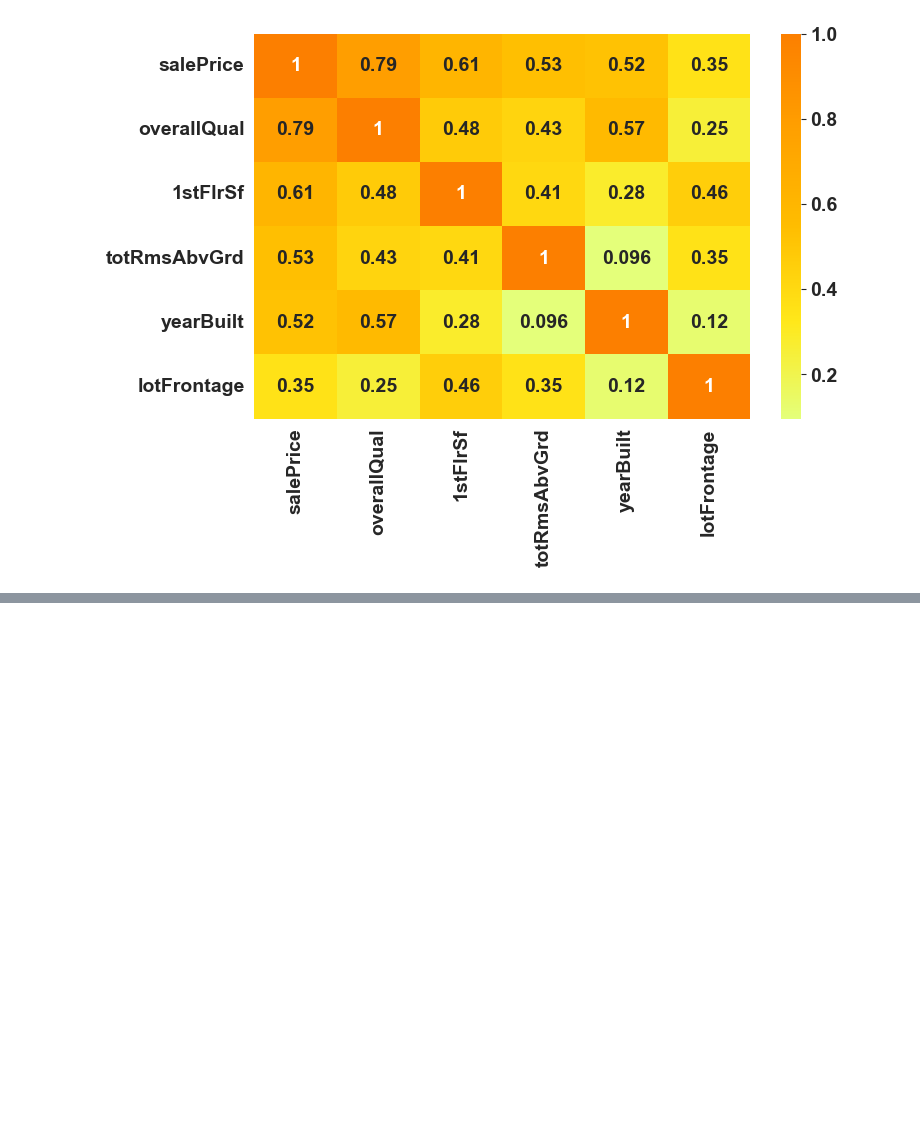
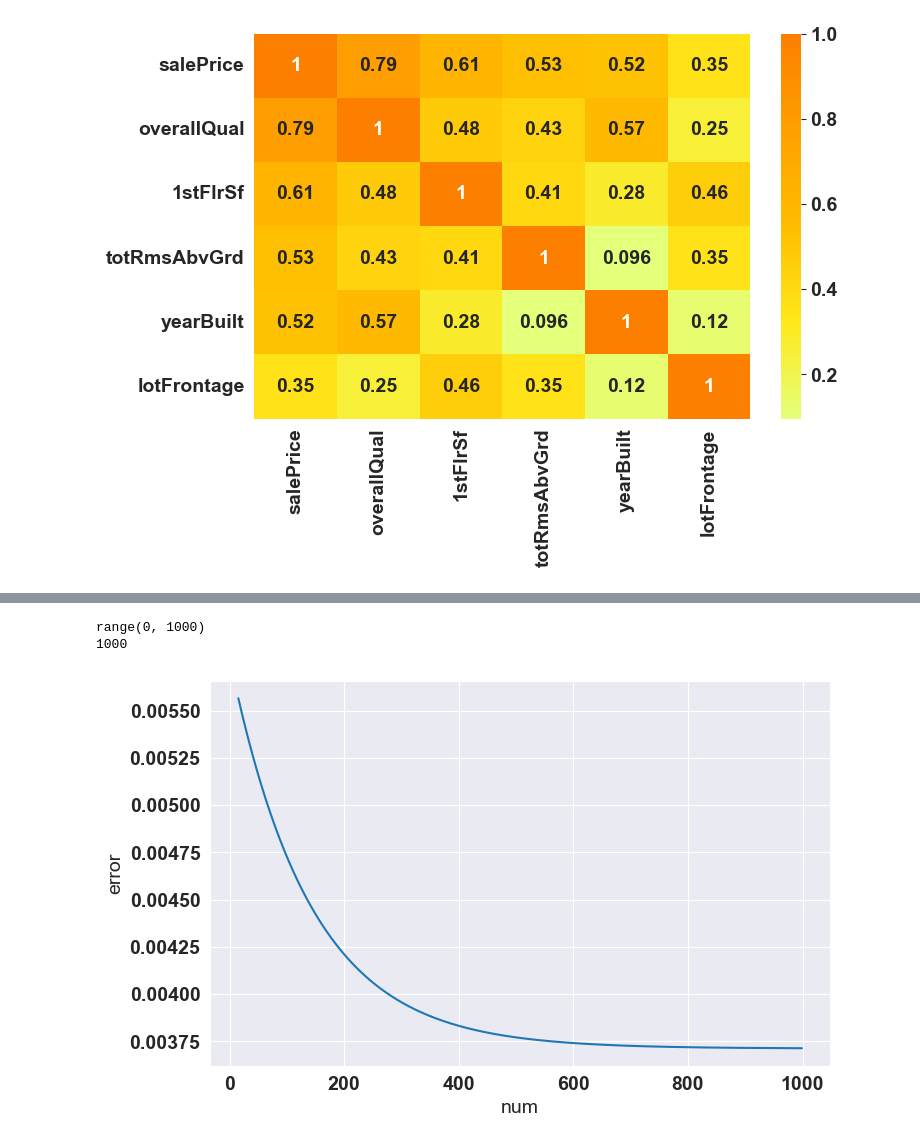
Before and after one commit to Imbravo/linearregression, a Jupyter notebook: linearregressionmodel.ipynb, the cells around one changed output, grey strips where cells are left out. Cells and saved outputs as stored; diff of their text form; code cells hidden in the pictures; blank space fills up the shorter version.

```diff
--- a/linearregressionmodel.ipynb
+++ b/linearregressionmodel.ipynb
@@ -148,0 +275,13 @@ Index(['salePrice', 'overallQual', '1stFlrSf', 'totRmsAbvGrd', 'yearBuilt',
+# %%
+x_axis = range(0,epochs)
+print(x_axis)
+print(len(vector_error))
+data = {'num':x_axis, 'error':vector_error}
+df_data = pd.DataFrame(data)
+df_data = df_data.iloc[15:, :]
+sns.lineplot(data=df_data, x='num', y='error')
+plt.show()
+# %% [output]
+range(0, 1000)
+1000
+[figure, added]
```
Also changed, not shown: parts of 14 cells of this notebook.
